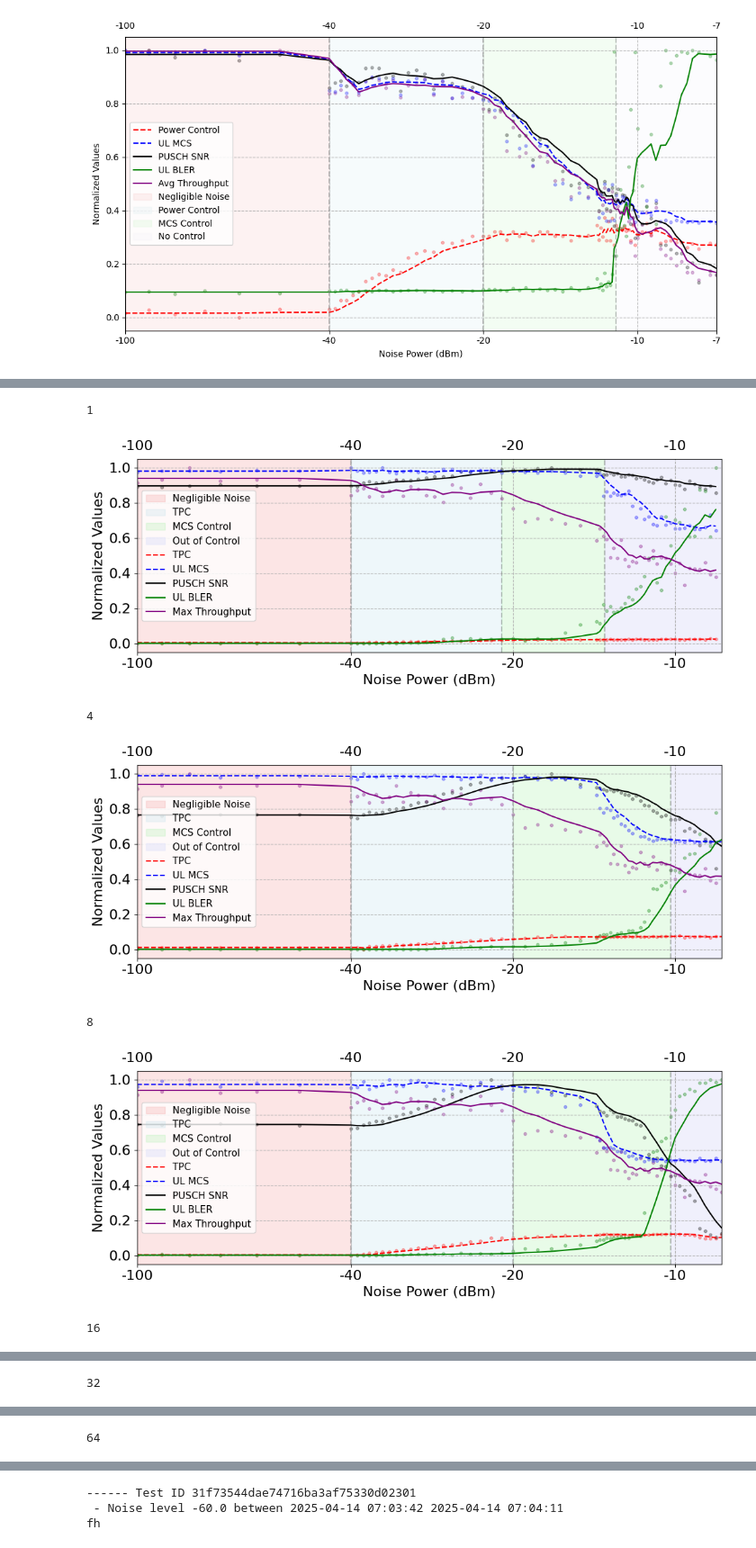
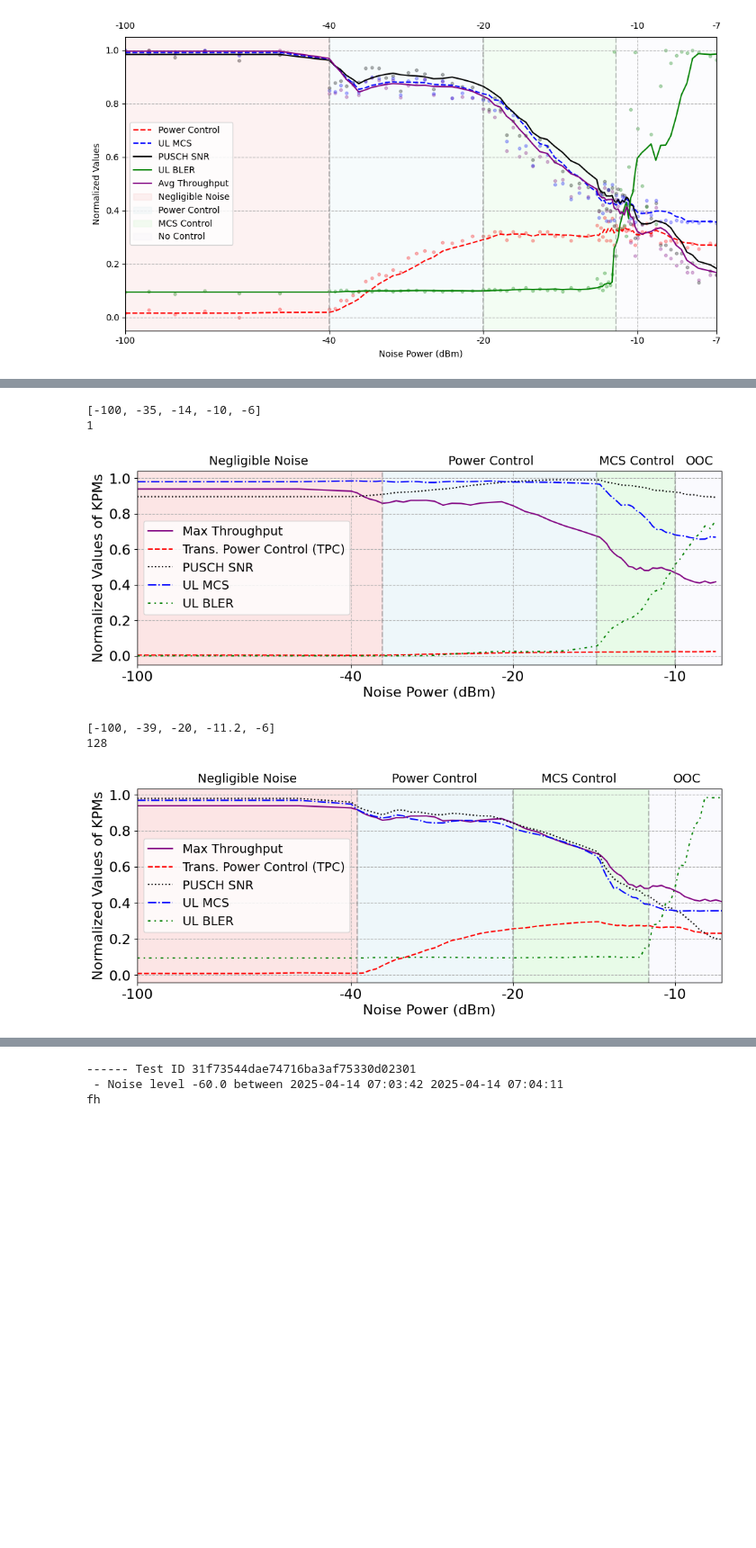
Before and after one commit to FCCLab/oai-nvidia, a Jupyter notebook: notebooks/gnb_control_loop/gNB_control_loop.ipynb, the cells around one changed output, grey strips where cells are left out. Shown at 90% size. Drawn from its saved outputs; the diff is of its cells as text; code cells hidden in the pictures; blank space fills up the shorter version.

Commit message:
update plots

```diff
--- a/notebooks/gnb_control_loop/gNB_control_loop.ipynb
+++ b/notebooks/gnb_control_loop/gNB_control_loop.ipynb
@@ -75,7 +75,7 @@ import pandas as pd
 
 # df_dataset.to_parquet("KPMs_Vs_Noise.parquet")
 # %%
-df_dataset = pd.read_parquet("KPMs_Vs_Noise.parquet")
+df_dataset = pd.read_parquet("gnb_control_loop/KPMs_Vs_Noise.parquet")
 # %%
 grouped_df = df_dataset.groupby('noise_level')[['throughput_mbps', 'phr', 'pusch_snr', 'ul_mcs', 'ul_bler']].mean().reset_index()
 grouped_df['throughput_mbps_normalized'] = grouped_df['throughput_mbps'] / grouped_df['throughput_mbps'].max()
@@ -345,26 +505,30 @@ def plot_df(df):
 # %%
 font_size = 16
 plt.rcParams.update({
 'font.size': font_size,              # General font size
 'axes.titlesize': font_size,         # Title font size
 'axes.labelsize': font_size,         # Axis label font size
 'xtick.labelsize': font_size,        # X tick label font size
 'ytick.labelsize': font_size,        # Y tick label font size
 'legend.fontsize': font_size,        # Legend font size
 })
 
 plt.rcParams.update({
-'legend.fontsize': 11,        # Legend font size
+'legend.fontsize': 14,        # Legend font size
 })
 
 for target_throughput in target_throughputs:
-    df_dataset = pd.read_parquet(f"KPMs_Vs_Noise_target_throughput_{target_throughput}Mbps.parquet")
-    plot_df(df_dataset)
+    df_dataset = pd.read_parquet(f"gnb_control_loop/KPMs_Vs_Noise_target_throughput_{target_throughput}Mbps.parquet")
+    if target_throughput == 1:
+        plot_df(df_dataset, [-100, -35   , -14, -10, -6], x_offsets=[8, 2.5, 0.2, -1.0])
+    elif target_throughput == 128:
+        plot_df(df_dataset, [-100, -39, -20, -11.2, -6], x_offsets=[7, 1.5, 0.5, -0.9])
+    # else:
+    #     plot_df(df_dataset)
 # %% [output]
+[-100, -35, -14, -10, -6]
 1
-[figure, old version]
+[figure, new version]
-4
+[-100, -39, -20, -11.2, -6]
+128
-[figure, old version]
+[figure, new version]
-8
-[figure, removed]
-16
@@ -372 +534,0 @@ for target_throughput in target_throughputs:
-32
@@ -374 +534,0 @@ for target_throughput in target_throughputs:
-64
```
Also changed, not shown: parts of 3 cells of this notebook, 3 other files.
